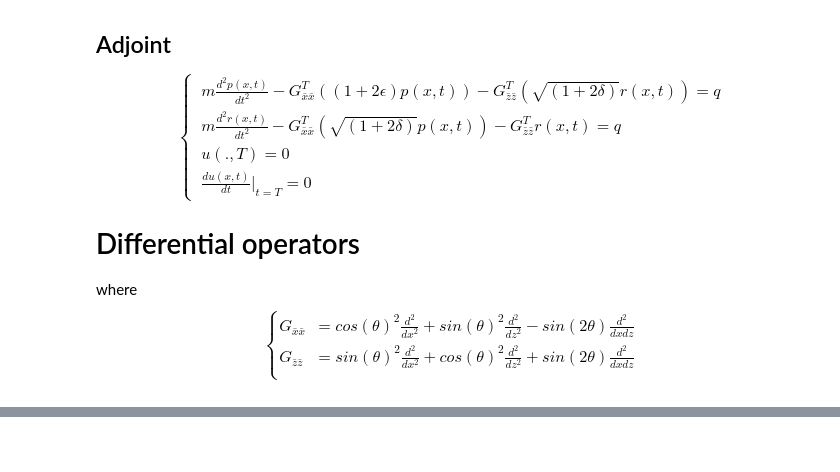
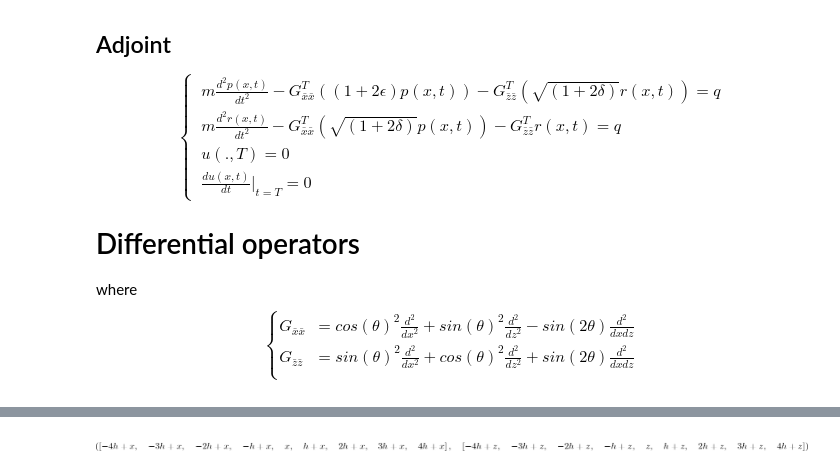
Before and after one commit to devitocodes/notebooks, a Jupyter notebook: AcousticFWI/TTI.ipynb, the cells around one changed output, grey strips where cells are left out. Drawn from its saved outputs; the diff is of its cells as text; code cells hidden in the pictures; blank space fills up the shorter version.

```diff
--- a/AcousticFWI/TTI.ipynb
+++ b/AcousticFWI/TTI.ipynb
@@ -83,7 +83,7 @@ G_{\bar{z}\bar{z}} & =  sin(\theta)^2 \frac{d^2}{dx^2} + cos(\theta)^2 \frac{d^2
 # %%
 p=Function('p')
 r=Function('r')
-m,s,h = symbols('m s h')
+s,h = symbols('s h')
 m=M(z,x)
 q=Q(z,x,t)
 d=D(z,x,t)
@@ -102,3 +95,29 @@ $
+# %%
+indx = []
+indz = []
+space_order = 8
+nind = int(space_order/2)
+
+if space_order==8:
+    coeffs = [1.0/280, -4.0/105, 1.0/5, -4.0/5, 0, 4.0/5, -1.0/5,4.0/105,-1.0/280]
+
+if space_order==6:
+    coeffs = [-1.0/60, 3.0/20, -3.0/4, 0, 3.0/4, -3.0/20, 1.0/60]
+
+if space_order==4:
+    coeffs = [1.0/12, -2.0/3, 0, 2.0/3, -1.0/12]
+
+if space_order==2:
+    coeffs = [-0.5, 0, 0.5]
+
+
+for i in range(-nind,nind+1):
+    indx.append(x + i * h)
+    indz.append(z + i* h)
+
+indx,indz
+# %% [output]
+[figure, added]
 # %%
 dttp=as_finite_diff(p(z,x,t).diff(t,t), [t-s,t, t+s])
 dttr=as_finite_diff(r(z,x,t).diff(t,t), [t-s,t, t+s])
```
Also changed, not shown: parts of 15 cells of this notebook, 2 other files.
